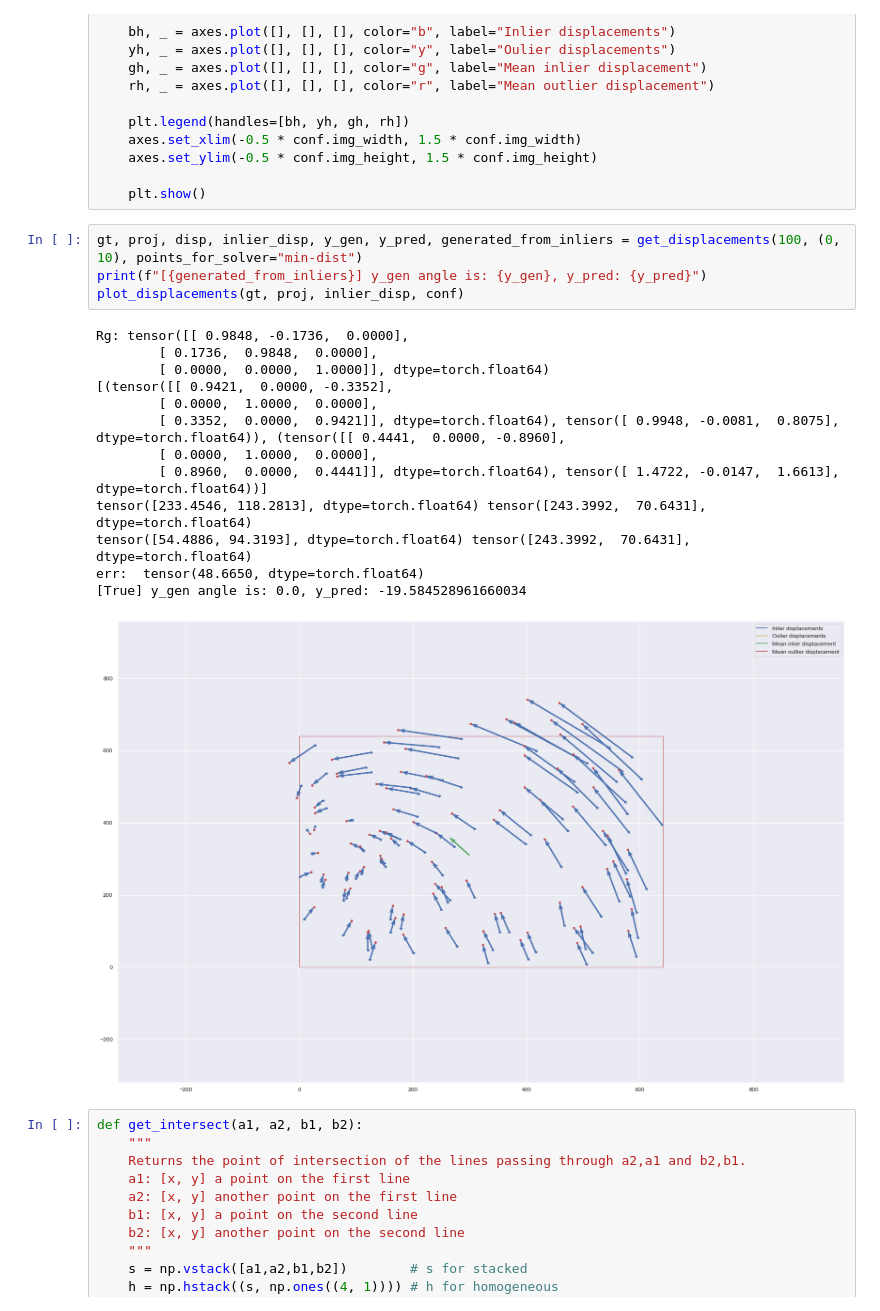
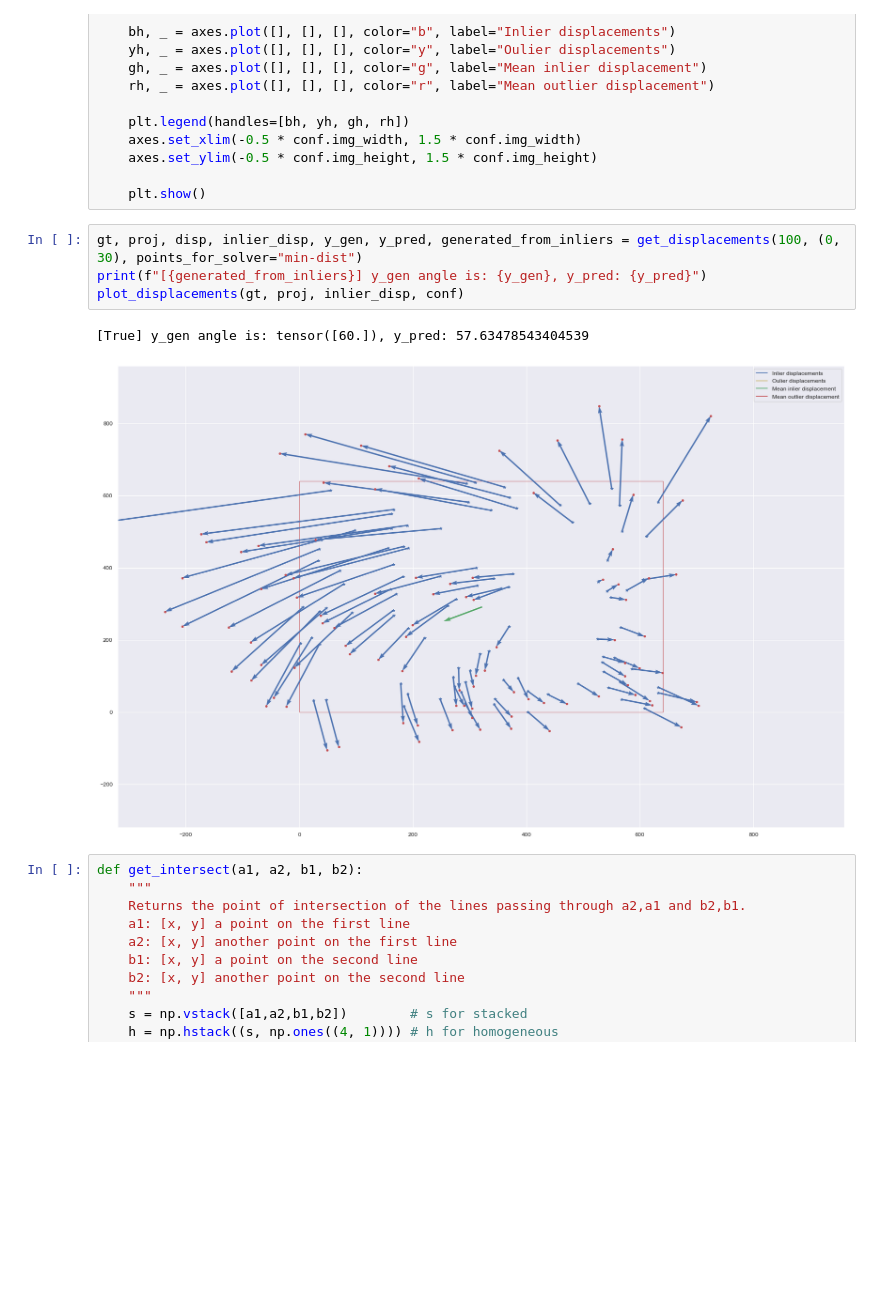
Before and after one commit to bohdanhlovatskyi/pose_estimation, a Jupyter notebook: Solver.ipynb, the cells around one changed output. Drawn from its saved outputs; the diff is of its cells as text; blank space fills up the shorter version.

```diff
--- a/Solver.ipynb
+++ b/Solver.ipynb
@@ -431,23 +431,12 @@ def plot_displacements(gt, proj, inlier_disp, conf):
 
     plt.show()
 # %%
-gt, proj, disp, inlier_disp, y_gen, y_pred, generated_from_inliers = get_displacements(100, (0, 10), points_for_solver="min-dist")
+gt, proj, disp, inlier_disp, y_gen, y_pred, generated_from_inliers = get_displacements(100, (0, 30), points_for_solver="min-dist")
 print(f"[{generated_from_inliers}] y_gen angle is: {y_gen}, y_pred: {y_pred}")
 plot_displacements(gt, proj, inlier_disp, conf)
 # %% [output]
-Rg: tensor([[ 0.9848, -0.1736,  0.0000],
-        [ 0.1736,  0.9848,  0.0000],
-        [ 0.0000,  0.0000,  1.0000]], dtype=torch.float64)
-[(tensor([[ 0.9421,  0.0000, -0.3352],
-        [ 0.0000,  1.0000,  0.0000],
-        [ 0.3352,  0.0000,  0.9421]], dtype=torch.float64), tensor([ 0.9948, -0.0081,  0.8075], dtype=torch.float64)), (tensor([[ 0.4441,  0.0000, -0.8960],
-        [ 0.0000,  1.0000,  0.0000],
-        [ 0.8960,  0.0000,  0.4441]], dtype=torch.float64), tensor([ 1.4722, -0.0147,  1.6613], dtype=torch.float64))]
-tensor([233.4546, 118.2813], dtype=torch.float64) tensor([243.3992,  70.6431], dtype=torch.float64)
-tensor([54.4886, 94.3193], dtype=torch.float64) tensor([243.3992,  70.6431], dtype=torch.float64)
-err:  tensor(48.6650, dtype=torch.float64)
-[True] y_gen angle is: 0.0, y_pred: -19.584528961660034
+[True] y_gen angle is: tensor([60.]), y_pred: 57.63478543404539
-[figure, old version]
+[figure, new version]
 # %%
 def get_intersect(a1, a2, b1, b2):
     """
```
Also changed, not shown: parts of 16 cells of this notebook, 1 other file.
